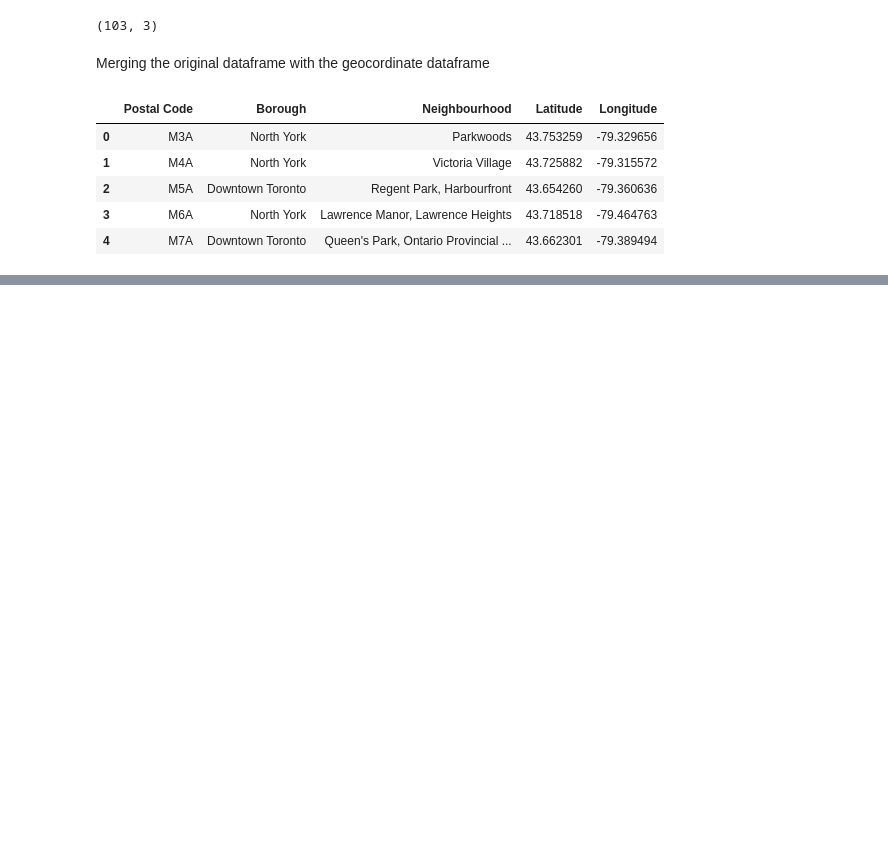
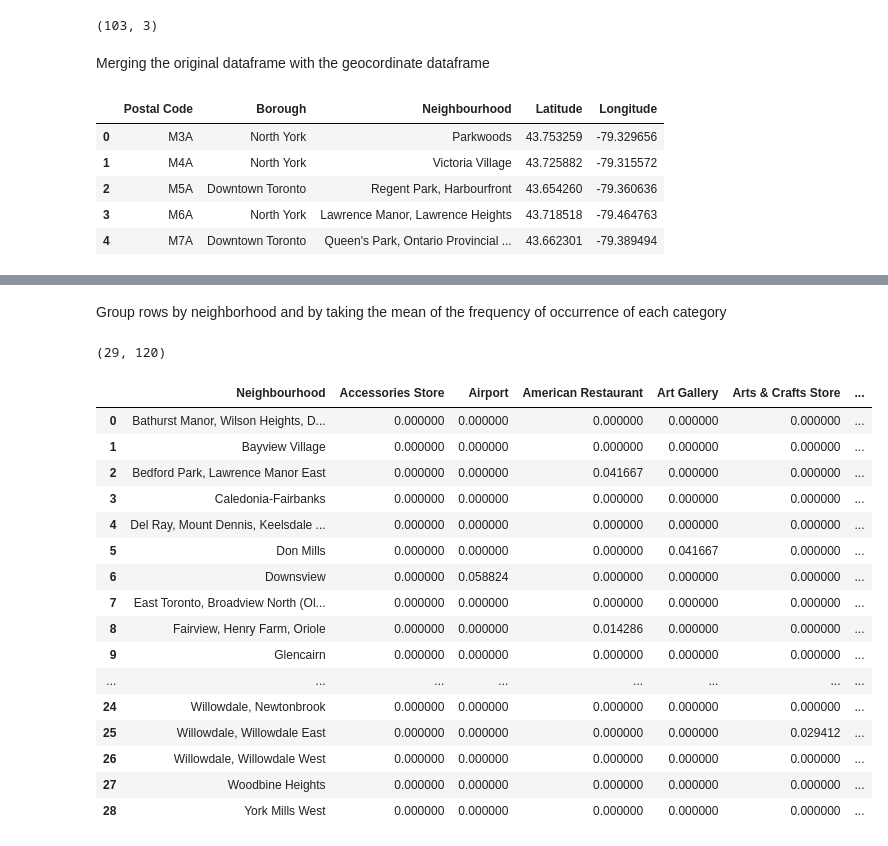
Before and after one commit to bankijey/IBM-DS-Capstone-Project, a Jupyter notebook: IBM_DS_Capstone.ipynb, the cells around one changed output, grey strips where cells are left out. Drawn from its saved outputs; the diff is of its cells as text; code cells hidden in the pictures; blank space fills up the shorter version.

```diff
--- a/IBM_DS_Capstone.ipynb
+++ b/IBM_DS_Capstone.ipynb
@@ -79,0 +210,3 @@ df.head()
+# %%
+hood_latitude = york_df.loc[0, 'Latitude'] # neighborhood latitude value
+hood_longitude = york_df.loc[0, 'Longitude'] # neighborhood longitude value
@@ -79,0 +245,16 @@ df.head()
+# %%
+venues = results['response']['groups'][0]['items']
+
+nearby_venues = json_normalize(venues) # flatten JSON
+
+# filter columns
+filtered_columns = ['venue.name', 'venue.categories', 'venue.location.lat', 'venue.location.lng']
+nearby_venues =nearby_venues.loc[:, filtered_columns]
+
+# filter the category for each row
+nearby_venues['venue.categories'] = nearby_venues.apply(get_category_type, axis=1)
+
+# clean columns
+nearby_venues.columns = [col.split(".")[-1] for col in nearby_venues.columns]
+
+nearby_venues.head()
@@ -79,0 +307,5 @@ df.head()
+# %%
+york_venues = getNearbyVenues(names=york_df['Neighbourhood'],
+                                   latitudes=york_df['Latitude'],
+                                   longitudes=york_df['Longitude']
+                                  )
@@ -79,0 +338,13 @@ df.head()
+# %%
+# one hot encoding
+york_onehot = pd.get_dummies(york_venues[['Venue Category']], prefix="", prefix_sep="")
+
+# add neighborhood column back to dataframe
+york_onehot['Neighbourhood'] = york_venues['Neighbourhood']
+
+# move neighborhood column to the first column
+fixed_columns = [york_onehot.columns[-1]] + list(york_onehot.columns[:-1])
+york_onehot = york_onehot[fixed_columns]
+
+print(york_onehot.shape)
+york_onehot.head()
@@ -79,0 +359,25 @@ df.head()
+# %% [markdown]
+Group rows by neighborhood and by taking the mean of the frequency of occurrence of each category
+# %%
+york_grouped = york_onehot.groupby('Neighbourhood').mean().reset_index()
+print(york_grouped.shape)
+york_grouped
+# %% [output]
+(29, 120)
+|  | Neighbourhood | Accessories Store | Airport | American Restaurant | Art Gallery | Arts & Crafts Store | ... |
+| 0 | Bathurst Manor, Wilson Heights, D... | 0.000000 | 0.000000 | 0.000000 | 0.000000 | 0.000000 | ... |
+| 1 | Bayview Village | 0.000000 | 0.000000 | 0.000000 | 0.000000 | 0.000000 | ... |
+| 2 | Bedford Park, Lawrence Manor East | 0.000000 | 0.000000 | 0.041667 | 0.000000 | 0.000000 | ... |
+| 3 | Caledonia-Fairbanks | 0.000000 | 0.000000 | 0.000000 | 0.000000 | 0.000000 | ... |
+| 4 | Del Ray, Mount Dennis, Keelsdale ... | 0.000000 | 0.000000 | 0.000000 | 0.000000 | 0.000000 | ... |
+| 5 | Don Mills | 0.000000 | 0.000000 | 0.000000 | 0.041667 | 0.000000 | ... |
+| 6 | Downsview | 0.000000 | 0.058824 | 0.000000 | 0.000000 | 0.000000 | ... |
+| 7 | East Toronto, Broadview North (Ol... | 0.000000 | 0.000000 | 0.000000 | 0.000000 | 0.000000 | ... |
+| 8 | Fairview, Henry Farm, Oriole | 0.000000 | 0.000000 | 0.014286 | 0.000000 | 0.000000 | ... |
+| 9 | Glencairn | 0.000000 | 0.000000 | 0.000000 | 0.000000 | 0.000000 | ... |
+| ... | ... | ... | ... | ... | ... | ... | ... |
+| 24 | Willowdale, Newtonbrook | 0.000000 | 0.000000 | 0.000000 | 0.000000 | 0.000000 | ... |
+| 25 | Willowdale, Willowdale East | 0.000000 | 0.000000 | 0.000000 | 0.000000 | 0.029412 | ... |
+| 26 | Willowdale, Willowdale West | 0.000000 | 0.000000 | 0.000000 | 0.000000 | 0.000000 | ... |
+| 27 | Woodbine Heights | 0.000000 | 0.000000 | 0.000000 | 0.000000 | 0.000000 | ... |
+| 28 | York Mills West | 0.000000 | 0.000000 | 0.000000 | 0.000000 | 0.000000 | ... |
```
Also changed, not shown: parts of 46 cells of this notebook.
